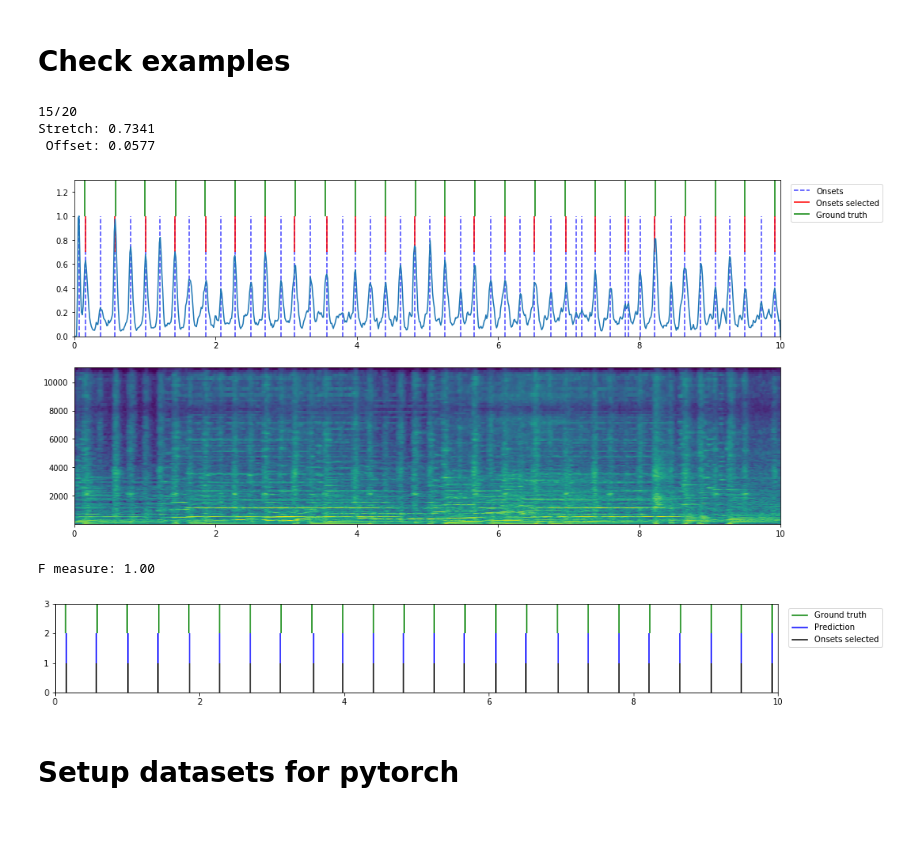
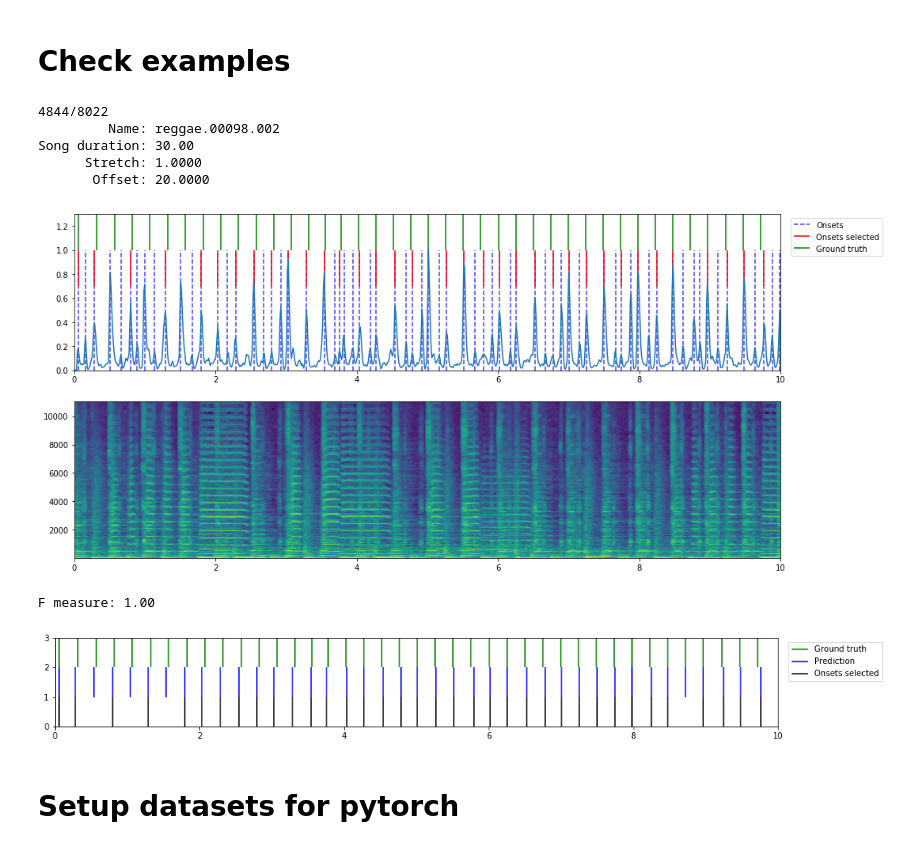
Before and after one commit to maxencemayrand/beat-tracking, a Jupyter notebook: train-and-evaluate.ipynb, the cells around one changed output. Saved outputs shown, nothing was run; the diff lists cells and outputs as text; code cells hidden in the pictures.

```diff
--- a/train-and-evaluate.ipynb
+++ b/train-and-evaluate.ipynb
@@ -51,9 +82,23 @@ dataset.save(os.path.join(where_to_save, 'dataset.ab'))
 # %% [markdown]
 # Load train and valid datasets
+# %%
+ballroom_validset      = beatfinder.datasets.AudioBeatsDataset(
+                            file='./data/saved-datasets/ballroom/valid/dataset.ab')
+ballroom_trainset_norm = beatfinder.datasets.AudioBeatsDataset(
+                            file='./data/saved-datasets/ballroom/train/normal/dataset.ab')
+ballroom_trainset_aug1 = beatfinder.datasets.AudioBeatsDataset(
+                            file='./data/saved-datasets/ballroom/train/augmented_1/dataset.ab')
+ballroom_trainset_aug2 = beatfinder.datasets.AudioBeatsDataset(
+                            file='./data/saved-datasets/ballroom/train/augmented_2/dataset.ab')
+ballroom_trainset_aug3 = beatfinder.datasets.AudioBeatsDataset(
+                            file='./data/saved-datasets/ballroom/train/augmented_3/dataset.ab')
+ballroom_trainset = ballroom_trainset_norm + ballroom_trainset_aug1
 # %%
-normal_trainset = beatfinder.datasets.AudioBeatsDataset(
-    file='./data/saved-datasets/ballroom/train/normal/dataset.ab')
-augmented_trainset = beatfinder.datasets.AudioBeatsDataset(
-    file='./data/saved-datasets/ballroom/train/augmented/dataset.ab')
-validset = beatfinder.datasets.AudioBeatsDataset(
-    file='./data/saved-datasets/ballroom/valid/dataset.ab')
+gtzan_validset      = beatfinder.datasets.AudioBeatsDataset(
+                            file='./data/saved-datasets/gtzan/valid/dataset.ab')
+gtzan_trainset_norm = beatfinder.datasets.AudioBeatsDataset(
+                            file='./data/saved-datasets/gtzan/train/normal/dataset.ab')
+gtzan_trainset_aug1 = beatfinder.datasets.AudioBeatsDataset(
+                            file='./data/saved-datasets/gtzan/train/augmented_1/dataset.ab')
+gtzan_trainset = gtzan_trainset_norm + gtzan_trainset_aug1
+gtzan = gtzan_validset + gtzan_trainset
@@ -62,2 +105,5 @@ trainset = normal_trainset + augmented_trainset
+# %%
+trainset = ballroom_trainset + gtzan
+validset = ballroom_validset
 # %% [markdown]
 # Check examples
@@ -64,24 +112,28 @@ trainset = normal_trainset + augmented_trainset
 # %%
-i = np.random.randint(len(trainset))
-print(f'{i}/{len(trainset)}')
-audiobeats = trainset[i]
-print(f'Stretch: {audiobeats.stretch:.4f}')
-print(f' Offset: {audiobeats.offset:.4f}')
+i = np.random.randint(len(dataset))
+print(f'{i}/{len(dataset)}')
+audiobeats = dataset[i]
+print(f'         Name: {audiobeats.name}')
+print(f'Song duration: {audiobeats.song_duration:.2f}')
+print(f'      Stretch: {audiobeats.stretch:.4f}')
+print(f'       Offset: {audiobeats.offset:.4f}')
 beatfinder.display.showdata(audiobeats)
 # %% [output]
-15/20
-Stretch: 0.7341
- Offset: 0.0577
+4844/8022
+         Name: reggae.00098.002
+Song duration: 30.00
+      Stretch: 1.0000
+       Offset: 20.0000
-[figure, old version]
+[figure, new version]
 # %%
 spec, onsets, isbeat, beats = audiobeats.get_data()
 onsets_selected = beatfinder.utils.onsets_selected(onsets, isbeat)
-pred_beats, bpm = beatfinder.utils.beat_track(onsets_selected)
+pred_beats, bpm = beatfinder.utils.beat_track(onsets_selected, 300)
 beatfinder.display.showprediction(beats, pred_beats, onsets_selected)
 print(f'F measure: {beatfinder.utils.F_measure(beats, pred_beats):.2f}')
 # %% [output]
 F measure: 1.00
-[figure, old version]
+[figure, new version]
 # %% [markdown]
 # Setup datasets for pytorch
 # %%
```
Also changed, not shown: parts of 33 cells of this notebook, 3 other files.
